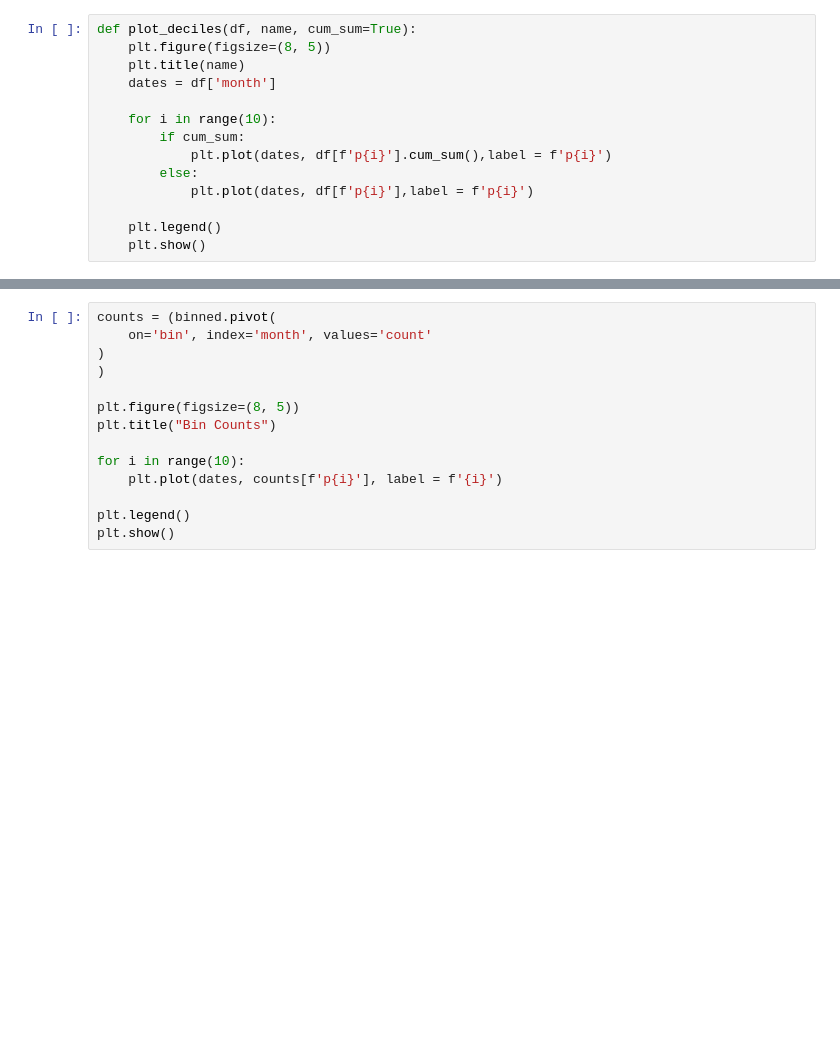
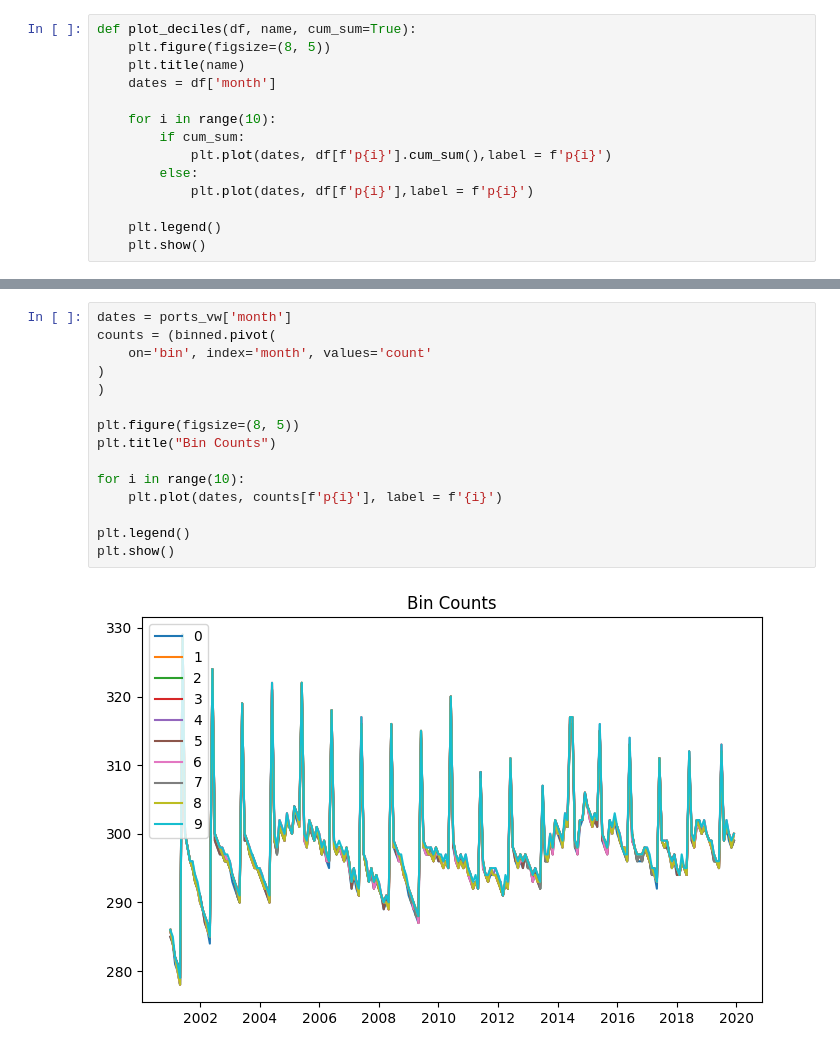
Before and after one commit to rvance1/factor-momentum, a Jupyter notebook: notebooks/backtest-plots.ipynb, the cells around one changed output, grey strips where cells are left out. Saved outputs shown, nothing was run; the diff lists cells and outputs as text; blank space fills up the shorter version.

```diff
--- a/notebooks/backtest-plots.ipynb
+++ b/notebooks/backtest-plots.ipynb
@@ -93,17 +135,20 @@ plot_deciles(ports_vw, "Cumulative Log Returns (VW)")
 # %%
+dates = ports_vw['month']
 counts = (binned.pivot(
     on='bin', index='month', values='count'
 )
 )
 
 plt.figure(figsize=(8, 5))
 plt.title("Bin Counts")
 
 for i in range(10):
     plt.plot(dates, counts[f'p{i}'], label = f'{i}')
 
 plt.legend()
 plt.show()
+# %% [output]
+[figure, added]
 # %%
 plt.figure(figsize=(8, 5))
 plt.title("1 Year Bin Counts")
```
Also changed, not shown: parts of 12 cells of this notebook, 4 other files.
